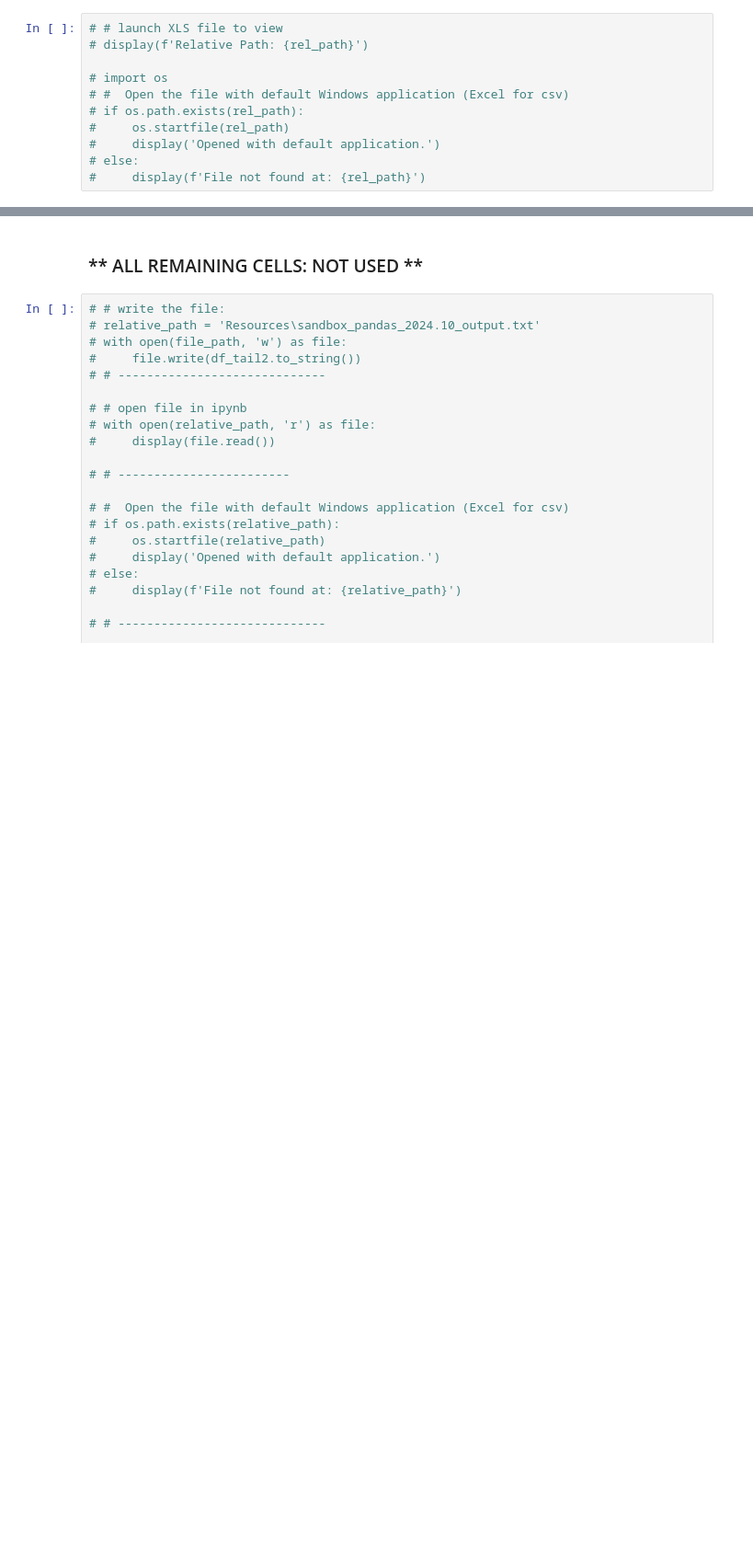
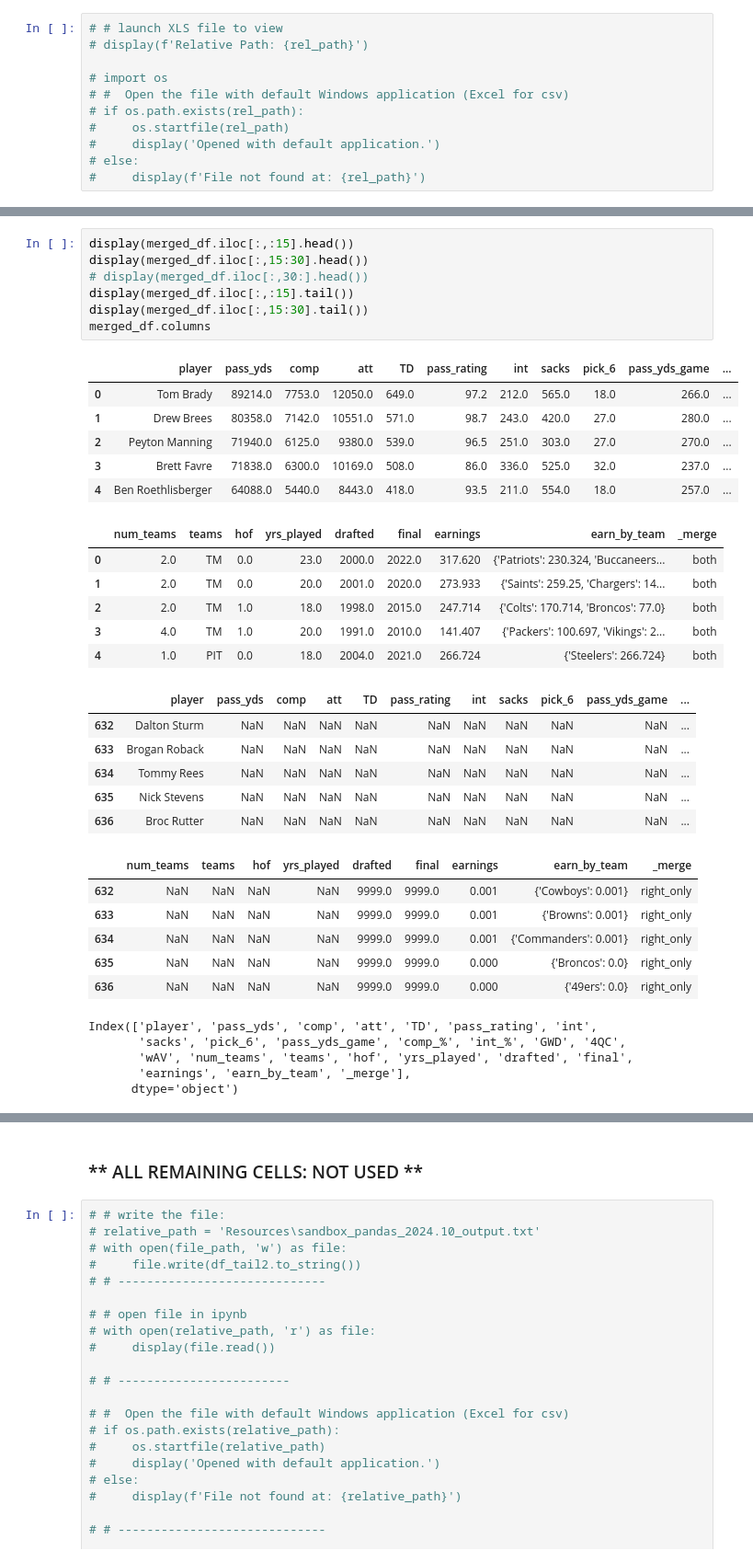
Before and after one commit to willablackmon/nfl_quarterback_draft, a Jupyter notebook: Data_Cleaning/nfl_career_statistics.ipynb, the cells around one changed output, grey strips where cells are left out. Shown at 92% size. Cells and saved outputs as stored; diff of their text form; blank space fills up the shorter version.

```diff
--- a/Data_Cleaning/nfl_career_statistics.ipynb
+++ b/Data_Cleaning/nfl_career_statistics.ipynb
@@ -544,0 +128,37 @@ FileNotFoundError: [WinError 2] The system cannot find the file specified: '../D
+# %%
+display(merged_df.iloc[:,:15].head())
+display(merged_df.iloc[:,15:30].head())
+# display(merged_df.iloc[:,30:].head())
+display(merged_df.iloc[:,:15].tail())
+display(merged_df.iloc[:,15:30].tail())
+merged_df.columns
+# %% [output]
+|  | player | pass_yds | comp | att | TD | pass_rating | int | sacks | pick_6 | pass_yds_game | ... |
+| 0 | Tom Brady | 89214.0 | 7753.0 | 12050.0 | 649.0 | 97.2 | 212.0 | 565.0 | 18.0 | 266.0 | ... |
+| 1 | Drew Brees | 80358.0 | 7142.0 | 10551.0 | 571.0 | 98.7 | 243.0 | 420.0 | 27.0 | 280.0 | ... |
+| 2 | Peyton Manning | 71940.0 | 6125.0 | 9380.0 | 539.0 | 96.5 | 251.0 | 303.0 | 27.0 | 270.0 | ... |
+| 3 | Brett Favre | 71838.0 | 6300.0 | 10169.0 | 508.0 | 86.0 | 336.0 | 525.0 | 32.0 | 237.0 | ... |
+| 4 | Ben Roethlisberger | 64088.0 | 5440.0 | 8443.0 | 418.0 | 93.5 | 211.0 | 554.0 | 18.0 | 257.0 | ... |
+|  | num_teams | teams | hof | yrs_played | drafted | final | earnings | earn_by_team | _merge |
+| 0 | 2.0 | TM | 0.0 | 23.0 | 2000.0 | 2022.0 | 317.620 | {'Patriots': 230.324, 'Buccaneers... | both |
+| 1 | 2.0 | TM | 0.0 | 20.0 | 2001.0 | 2020.0 | 273.933 | {'Saints': 259.25, 'Chargers': 14... | both |
+| 2 | 2.0 | TM | 1.0 | 18.0 | 1998.0 | 2015.0 | 247.714 | {'Colts': 170.714, 'Broncos': 77.0} | both |
+| 3 | 4.0 | TM | 1.0 | 20.0 | 1991.0 | 2010.0 | 141.407 | {'Packers': 100.697, 'Vikings': 2... | both |
+| 4 | 1.0 | PIT | 0.0 | 18.0 | 2004.0 | 2021.0 | 266.724 | {'Steelers': 266.724} | both |
+|  | player | pass_yds | comp | att | TD | pass_rating | int | sacks | pick_6 | pass_yds_game | ... |
+| 632 | Dalton Sturm | NaN | NaN | NaN | NaN | NaN | NaN | NaN | NaN | NaN | ... |
+| 633 | Brogan Roback | NaN | NaN | NaN | NaN | NaN | NaN | NaN | NaN | NaN | ... |
+| 634 | Tommy Rees | NaN | NaN | NaN | NaN | NaN | NaN | NaN | NaN | NaN | ... |
+| 635 | Nick Stevens | NaN | NaN | NaN | NaN | NaN | NaN | NaN | NaN | NaN | ... |
+| 636 | Broc Rutter | NaN | NaN | NaN | NaN | NaN | NaN | NaN | NaN | NaN | ... |
+|  | num_teams | teams | hof | yrs_played | drafted | final | earnings | earn_by_team | _merge |
+| 632 | NaN | NaN | NaN | NaN | 9999.0 | 9999.0 | 0.001 | {'Cowboys': 0.001} | right_only |
+| 633 | NaN | NaN | NaN | NaN | 9999.0 | 9999.0 | 0.001 | {'Browns': 0.001} | right_only |
+| 634 | NaN | NaN | NaN | NaN | 9999.0 | 9999.0 | 0.001 | {'Commanders': 0.001} | right_only |
+| 635 | NaN | NaN | NaN | NaN | 9999.0 | 9999.0 | 0.000 | {'Broncos': 0.0} | right_only |
+| 636 | NaN | NaN | NaN | NaN | 9999.0 | 9999.0 | 0.000 | {'49ers': 0.0} | right_only |
+Index(['player', 'pass_yds', 'comp', 'att', 'TD', 'pass_rating', 'int',
+       'sacks', 'pick_6', 'pass_yds_game', 'comp_%', 'int_%', 'GWD', '4QC',
+       'wAV', 'num_teams', 'teams', 'hof', 'yrs_played', 'drafted', 'final',
+       'earnings', 'earn_by_team', '_merge'],
+      dtype='object')
```
Also changed, not shown: parts of 38 cells of this notebook, 1 other file.
